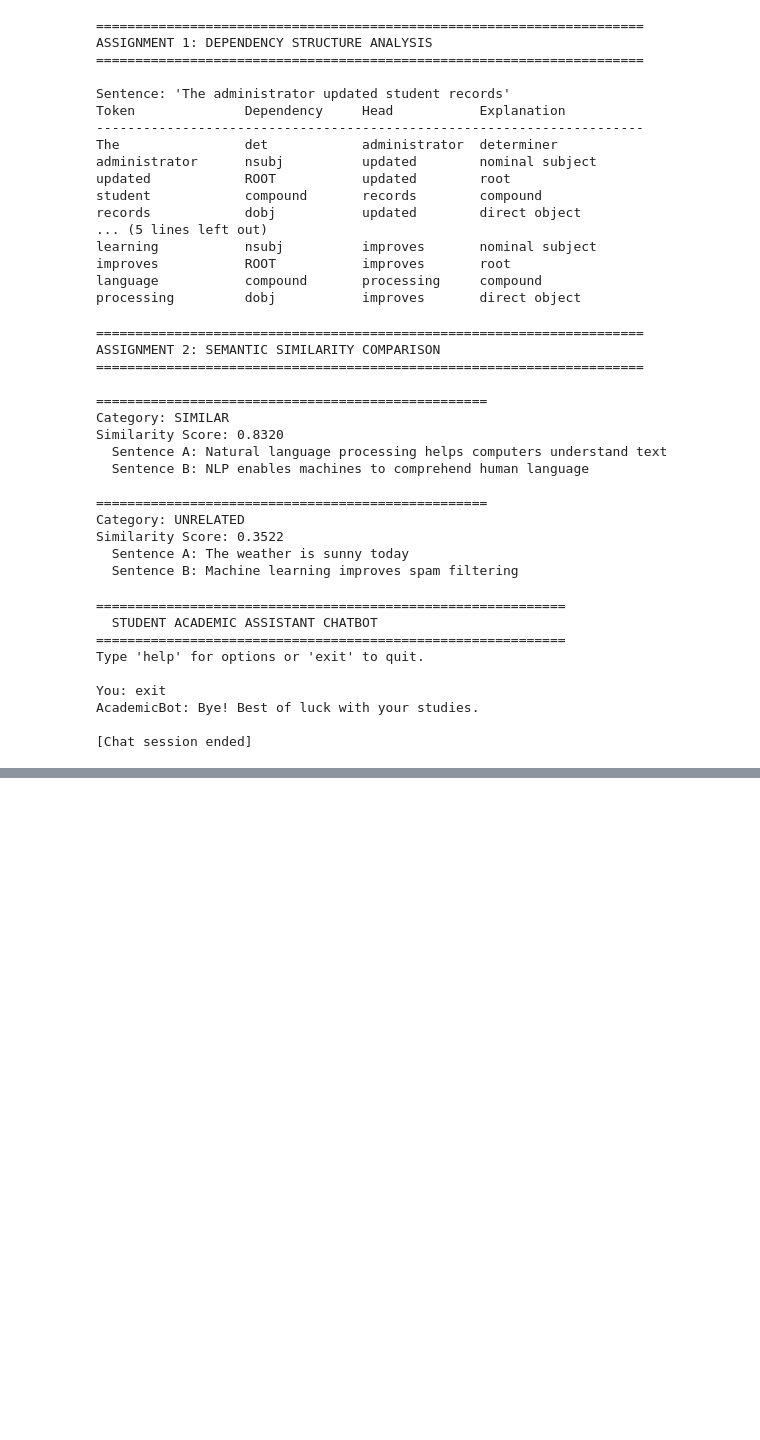
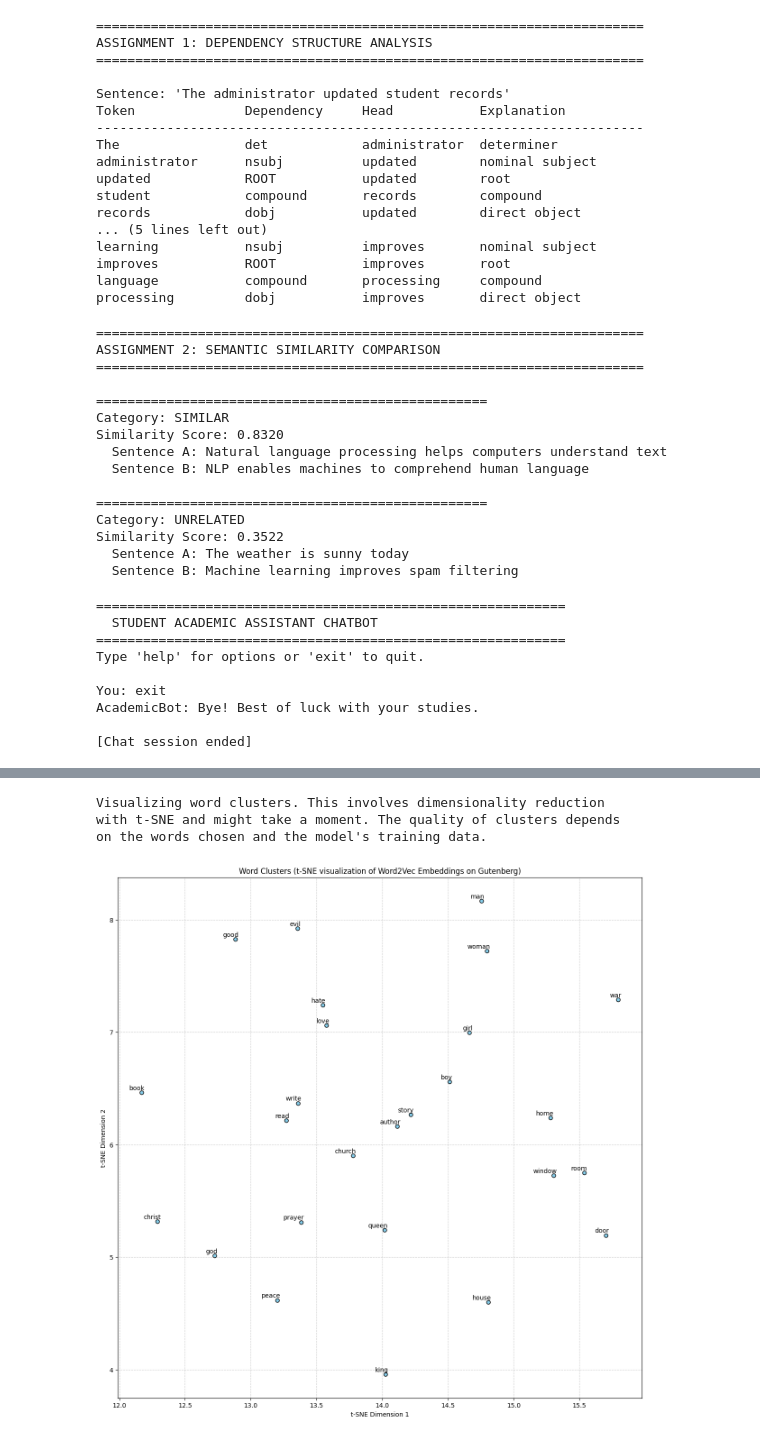
Before and after one commit to saidabdulmalik735-source/BIT4133-NLP, a Jupyter notebook: NLP,_Text.ipynb, the cells around one changed output, grey strips where cells are left out. Cells and saved outputs as stored; diff of their text form; code cells hidden in the pictures; blank space fills up the shorter version.

```diff
--- a/NLP,_Text.ipynb
+++ b/NLP,_Text.ipynb
@@ -875,0 +1184,18 @@ AcademicBot: Bye! Best of luck with your studies.
+# %%
+# Train the Word2Vec model
+# vector_size: Dimensionality of the word vectors (e.g., 100-300 for larger corpora)
+# window: Maximum distance between the current and predicted word within a sentence
+# min_count: Ignores all words with total frequency lower than this (helps with noise)
+# workers: Number of CPU cores to use for training
+# sg: Training algorithm: 0 for CBOW, 1 for Skip-gram (Skip-gram is generally better for rare words)
+
+print("Training Word2Vec model on Gutenberg corpus... This might take a few minutes.")
+model_gutenberg = Word2Vec(processed_sentences,
+                     vector_size=100, # Increased vector size
+                     window=5,        # Increased window size
+                     min_count=5,     # Ignore words appearing less than 5 times
+                     workers=4,
+                     sg=1)            # Using Skip-gram
+
+print("Word2Vec model trained successfully on Gutenberg corpus!")
+print(f"Vocabulary size: {len(model_gutenberg.wv.index_to_key)}")
@@ -875,0 +1292,52 @@ AcademicBot: Bye! Best of luck with your studies.
+# %%
+import matplotlib.pyplot as plt
+from sklearn.manifold import TSNE
+import numpy as np
+
+print("""Visualizing word clusters. This involves dimensionality reduction
+with t-SNE and might take a moment. The quality of clusters depends
+on the words chosen and the model's training data.""")
+
+# Select a subset of words for visualization
+# Choose words from different categories to observe clustering
+words_for_viz = [
+    'king', 'queen', 'man', 'woman', 'boy', 'girl', # Gender/Royalty
+    'love', 'hate', 'peace', 'war', 'good', 'evil', # Abstract Concepts
+    'god', 'christ', 'church', 'prayer', 'bible', # Religious terms
+    'house', 'home', 'room', 'door', 'window', # Domestic terms
+    'book', 'read', 'author', 'story', 'write' # Literary terms
+]
+
+# Filter words that are not in the model's vocabulary
+valid_words_for_viz = [word for word in words_for_viz if word in model_gutenberg.wv]
+
+# Get the word vectors for the valid words
+word_vectors = np.array([model_gutenberg.wv[word] for word in valid_words_for_viz])
+
+# Apply t-SNE for dimensionality reduction
+# n_components=2 for 2D visualization
+# random_state for reproducibility
+# perplexity often between 5 and 50
+# n_iter_early_exag and n_iter are for optimization
+ts = TSNE(n_components=2, random_state=42, perplexity=15, n_iter=5000)
+reduced_vectors = ts.fit_transform(word_vectors)
+
+# Create the plot
+fig = plt.figure(figsize=(15, 15))
+plt.scatter(reduced_vectors[:, 0], reduced_vectors[:, 1], edgecolors='k', c='skyblue')
+
+# Annotate each point with its corresponding word
+for i, word in enumerate(valid_words_for_viz):
+    plt.annotate(word, xy=(reduced_vectors[i, 0], reduced_vectors[i, 1]),
+                 xytext=(5, 2), textcoords='offset points', ha='right', va='bottom')
+
+plt.title('Word Clusters (t-SNE visualization of Word2Vec Embeddings on Gutenberg)')
+plt.xlabel('t-SNE Dimension 1')
+plt.ylabel('t-SNE Dimension 2')
+plt.grid(True, linestyle='--', alpha=0.6)
+plt.show()
+# %% [output]
+Visualizing word clusters. This involves dimensionality reduction
+with t-SNE and might take a moment. The quality of clusters depends
+on the words chosen and the model's training data.
+[figure, added]
```
Also changed, not shown: parts of 40 cells of this notebook.
